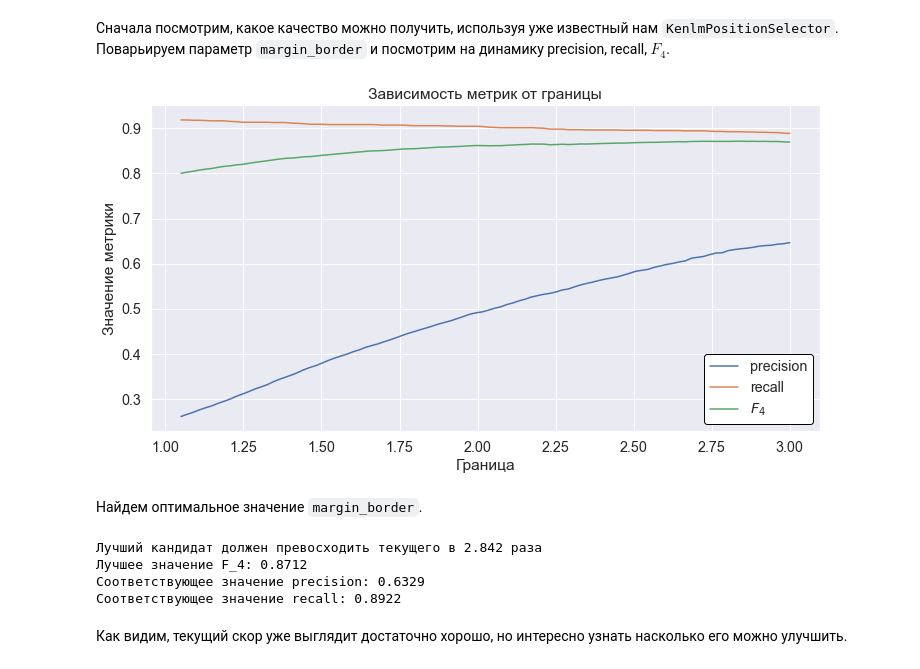
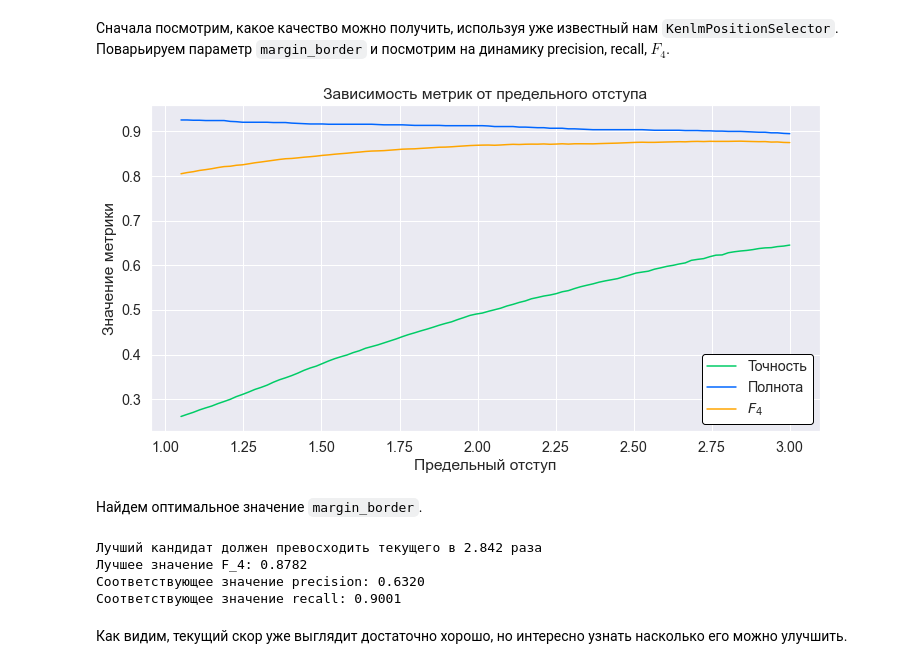
Before and after one commit to Mr-Geekman/bd-research, a Jupyter notebook: notebooks/9.0-db-learning_advanced_position_selector.ipynb, the cells around one changed output. Cells and saved outputs as stored; diff of their text form; code cells hidden in the pictures.

```diff
--- a/notebooks/9.0-db-learning_advanced_position_selector.ipynb
+++ b/notebooks/9.0-db-learning_advanced_position_selector.ipynb
@@ -185,15 +185,16 @@ def create_callback_position_selector(num_batch):
 # %% [markdown]
 Проинициализируем модель.
 # %%
-vocab_path = os.path.join(DATA_PATH, 'external', 'russian_words',
-                          'russian_words_vocab.dict')
-vocab = SimpleVocabulary(load_path=vocab_path, save_path=vocab_path)
+vocab_path = os.path.join(DATA_PATH, 'external', 'hagen_wiktionary',
+                          'wordforms_clear.txt')
+with open(vocab_path, 'r') as inf:
+    vocab = list(map(lambda x: x.strip(), inf.readlines()))
 handcode_table_path = os.path.join(DATA_PATH, 'processed', 'handcode_table',
                                    'table.json')
 with open(handcode_table_path, 'r') as inf:
     handcode_table = json.load(inf)
 candidate_generator = CandidateGenerator(
-    words=vocab.keys(), handcode_table=handcode_table, max_distance=1
+    words=vocab, handcode_table=handcode_table, max_distance=1
 )
 # %% [markdown]
 Требуем, чтобы все кандидаты дошли до `callback`-функции.
@@ -557,18 +559,22 @@ for margin_border in margin_borders:
     fbeta_values.append(fbeta_score(answer, prediction, beta=4))
 # %%
 plt.figure(figsize=(12, 6))
-plt.plot(margin_borders_exp, precision_values, label='precision')
-plt.plot(margin_borders_exp, recall_values, label='recall')
-plt.plot(margin_borders_exp, fbeta_values, label='$F_4$')
-plt.title('Зависимость метрик от границы')
-plt.xlabel('Граница')
+plt.plot(margin_borders_exp, precision_values, label='Точность', c='#00CC66')
+plt.plot(margin_borders_exp, recall_values, label='Полнота', c='#0066FF')
+plt.plot(margin_borders_exp, fbeta_values, label='$F_4$', c='orange')
+plt.title('Зависимость метрик от предельного отступа')
+plt.xlabel('Предельный отступ')
 plt.ylabel('Значение метрики')
 legend_box = plt.legend(framealpha=1).get_frame()
 legend_box.set_facecolor("white")
 legend_box.set_edgecolor("black")
+pathsave = os.path.join(
+    PROJECT_PATH, 'reports', 'figures', 'position_selector_default.png'
+)
+plt.savefig(pathsave, bbox_inches='tight')
 plt.show()
 # %% [output]
-[figure, old version]
+[figure, new version]
 # %% [markdown]
 Найдем оптимальное значение `margin_border`.
 # %%
@@ -581,9 +587,9 @@ print(f'Соответствующее значение precision: {precision_va
 print(f'Соответствующее значение recall: {recall_values[best_idx]:.4f}')
 # %% [output]
 Лучший кандидат должен превосходить текущего в 2.842 раза
-Лучшее значение F_4: 0.8712
-Соответствующее значение precision: 0.6329
-Соответствующее значение recall: 0.8922
+Лучшее значение F_4: 0.8782
+Соответствующее значение precision: 0.6320
+Соответствующее значение recall: 0.9001
 # %% [markdown]
 Как видим, текущий скор уже выглядит достаточно хорошо, но интересно узнать насколько его можно улучшить.
 # %% [markdown]
```
Also changed, not shown: parts of 44 cells of this notebook, 5 other files.
